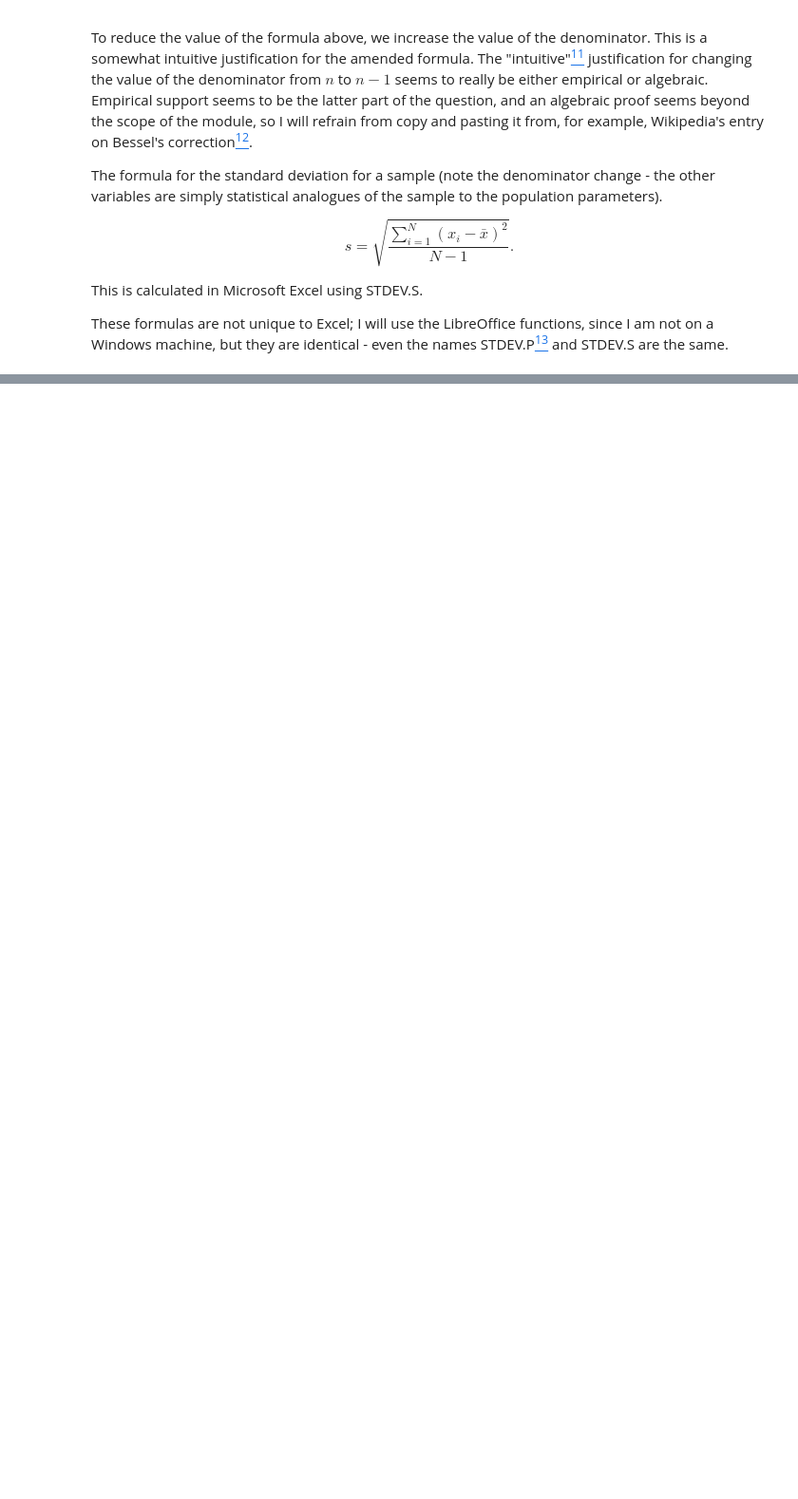
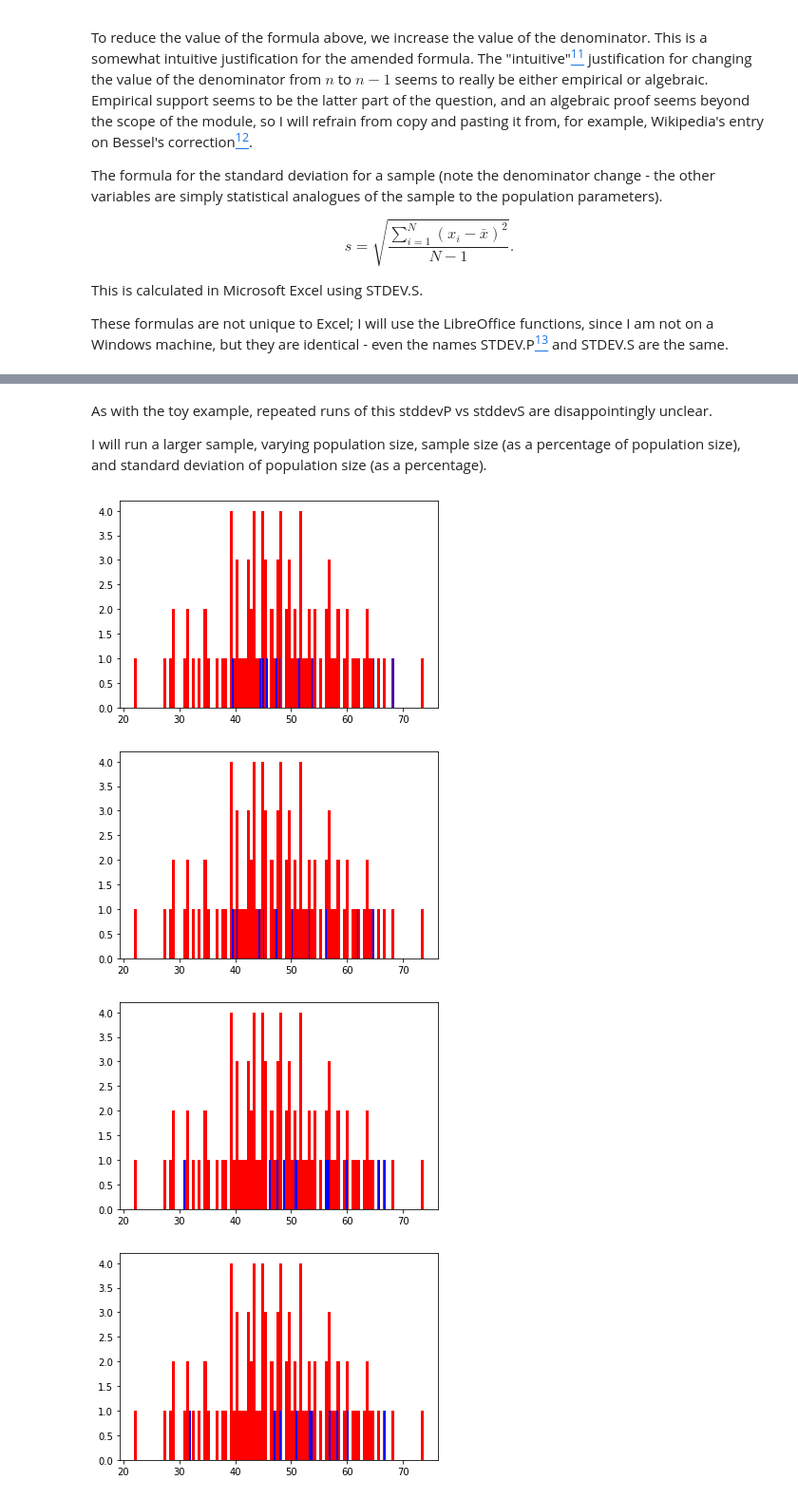
Before and after one commit to HFintan/MLS, a Jupyter notebook: Tasks.ipynb, the cells around one changed output, grey strips where cells are left out. Shown at 95% size. Drawn from its saved outputs; the diff is of its cells as text; code cells hidden in the pictures; blank space fills up the shorter version.

```diff
--- a/Tasks.ipynb
+++ b/Tasks.ipynb
@@ -417,0 +472,15 @@ A quote from Press et al.[<sup>14</sup>](#std-th-si) feels appropriate at this j
+# %% [markdown]
+As with the toy example, repeated runs of this stddevP vs stddevS are disappointingly unclear.
+
+I will run a larger sample, varying population size, sample size (as a percentage of population size), and standard deviation of population size (as a percentage).
+# %%
+for i in range(10):
+    sample = np.random.choice(x, 10)
+    plt.hist(x,100,color='red')
+    plt.hist(sample,100,color='blue')
+    plt.show()
+# %% [output]
+[figure, added]
+[figure, added]
+[figure, added]
+[figure, added]
```
Also changed, not shown: parts of 7 cells of this notebook, 3 other files.
